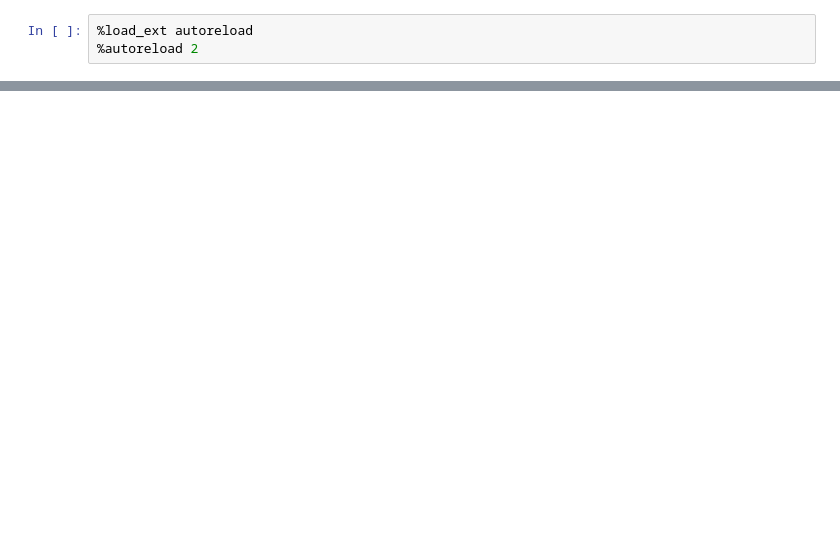
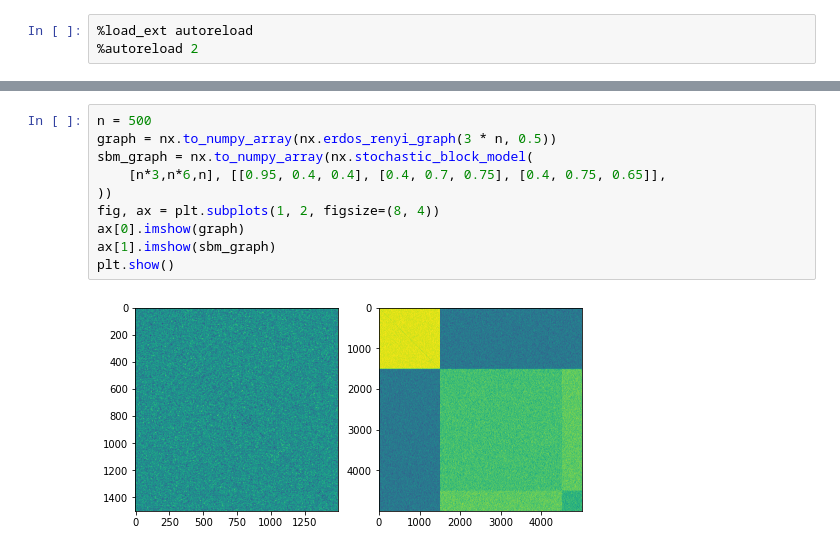
Before and after one commit to SDS-EPFL/pygraphon, a Jupyter notebook: dev/2022_10_18_test_usvt.ipynb, the cells around one changed output, grey strips where cells are left out. Cells and saved outputs as stored; diff of their text form; blank space fills up the shorter version.

```diff
--- a/dev/2022_10_18_test_usvt.ipynb
+++ b/dev/2022_10_18_test_usvt.ipynb
@@ -46,0 +10,12 @@ plt.colorbar()
+# %%
+n = 500
+graph = nx.to_numpy_array(nx.erdos_renyi_graph(3 * n, 0.5))
+sbm_graph = nx.to_numpy_array(nx.stochastic_block_model(
+    [n*3,n*6,n], [[0.95, 0.4, 0.4], [0.4, 0.7, 0.75], [0.4, 0.75, 0.65]],
+))
+fig, ax = plt.subplots(1, 2, figsize=(8, 4))
+ax[0].imshow(graph)
+ax[1].imshow(sbm_graph)
+plt.show()
+# %% [output]
+[figure, added]
```
Also changed, not shown: parts of 23 cells of this notebook, 4 other files.
